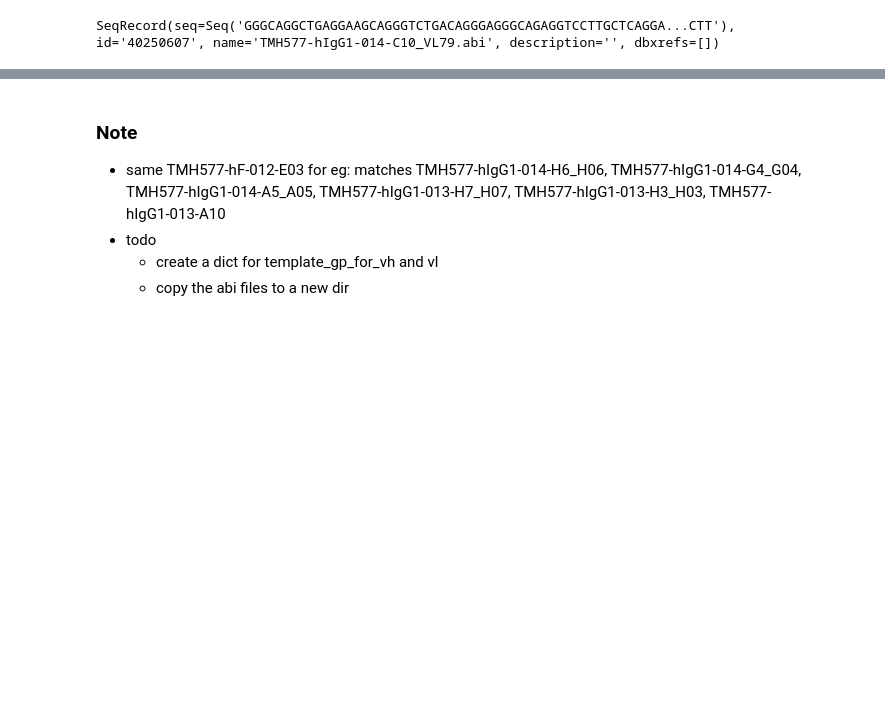
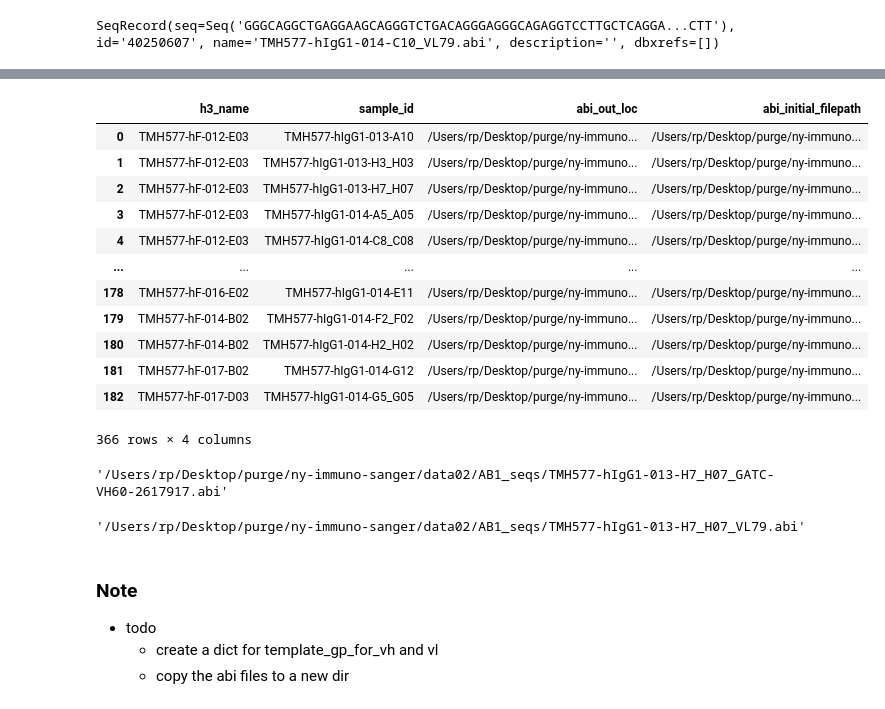
Before and after one commit to rosaak/ny-immuno-sanger, a Jupyter notebook: nbs2/run_with_new_data_RP_01.ipynb, the cells around one changed output, grey strips where cells are left out. Drawn from its saved outputs; the diff is of its cells as text; code cells hidden in the pictures; blank space fills up the shorter version.

```diff
--- a/nbs2/run_with_new_data_RP_01.ipynb
+++ b/nbs2/run_with_new_data_RP_01.ipynb
@@ -350,4 +135,4 @@ def copy_mtched_abi_files_to_resdir2(res_dir_vx:str, vx_abi_fp:str, log: logging
 # %%
 log.info(f"\nCOPY MATCHED ABI FILES INTO NEW LOCATION")
-res_df_copy = copy_mtched_abi_files_to_resdir2(log, log_msg=True, df_vh, df_vl, res_dir_vh, res_dir_vl)
+res_df_copy = copy_mtched_abi_files_to_resdir(res_dir_vh,res_dir_vl, res_dir_vh, log, True, df_vh)
 log.info(f"\nFINISH COPYING FILES")
@@ -370,7 +155,30 @@ TMH577-hF-017-D03     1
 Name: h3_name, Length: 67, dtype: int64
+# %%
+res_df_copy
+# %% [output]
+|  | h3_name | sample_id | abi_out_loc | abi_initial_filepath |
+| 0 | TMH577-hF-012-E03 | TMH577-hIgG1-013-A10 | /Users/rp/Desktop/purge/ny-immuno... | /Users/rp/Desktop/purge/ny-immuno... |
+| 1 | TMH577-hF-012-E03 | TMH577-hIgG1-013-H3_H03 | /Users/rp/Desktop/purge/ny-immuno... | /Users/rp/Desktop/purge/ny-immuno... |
+| 2 | TMH577-hF-012-E03 | TMH577-hIgG1-013-H7_H07 | /Users/rp/Desktop/purge/ny-immuno... | /Users/rp/Desktop/purge/ny-immuno... |
+| 3 | TMH577-hF-012-E03 | TMH577-hIgG1-014-A5_A05 | /Users/rp/Desktop/purge/ny-immuno... | /Users/rp/Desktop/purge/ny-immuno... |
+| 4 | TMH577-hF-012-E03 | TMH577-hIgG1-014-C8_C08 | /Users/rp/Desktop/purge/ny-immuno... | /Users/rp/Desktop/purge/ny-immuno... |
+| ... | ... | ... | ... | ... |
+| 178 | TMH577-hF-016-E02 | TMH577-hIgG1-014-E11 | /Users/rp/Desktop/purge/ny-immuno... | /Users/rp/Desktop/purge/ny-immuno... |
+| 179 | TMH577-hF-014-B02 | TMH577-hIgG1-014-F2_F02 | /Users/rp/Desktop/purge/ny-immuno... | /Users/rp/Desktop/purge/ny-immuno... |
+| 180 | TMH577-hF-014-B02 | TMH577-hIgG1-014-H2_H02 | /Users/rp/Desktop/purge/ny-immuno... | /Users/rp/Desktop/purge/ny-immuno... |
+| 181 | TMH577-hF-017-B02 | TMH577-hIgG1-014-G12 | /Users/rp/Desktop/purge/ny-immuno... | /Users/rp/Desktop/purge/ny-immuno... |
+| 182 | TMH577-hF-017-D03 | TMH577-hIgG1-014-G5_G05 | /Users/rp/Desktop/purge/ny-immuno... | /Users/rp/Desktop/purge/ny-immuno... |
+366 rows × 4 columns
+# %%
+res_df_copy[res_df_copy.sample_id == 'TMH577-hIgG1-013-H7_H07'].iloc[0]["abi_initial_filepath"]
+# %% [output]
+'/Users/rp/Desktop/purge/ny-immuno-sanger/data02/AB1_seqs/TMH577-hIgG1-013-H7_H07_GATC-VH60-2617917.abi'
+# %%
+res_df_copy[res_df_copy.sample_id == 'TMH577-hIgG1-013-H7_H07'].iloc[1]["abi_initial_filepath"]
+# %% [output]
+'/Users/rp/Desktop/purge/ny-immuno-sanger/data02/AB1_seqs/TMH577-hIgG1-013-H7_H07_VL79.abi'
 # %% [markdown]
 ### Note
-- same TMH577-hF-012-E03 for eg: matches TMH577-hIgG1-014-H6_H06, TMH577-hIgG1-014-G4_G04, TMH577-hIgG1-014-A5_A05, TMH577-hIgG1-013-H7_H07, TMH577-hIgG1-013-H3_H03, TMH577-hIgG1-013-A10
 - todo
     - create a dict for template_gp_for_vh and vl
     - copy the abi files to a new dir
```
Also changed, not shown: parts of 18 cells of this notebook, 1 other file.
